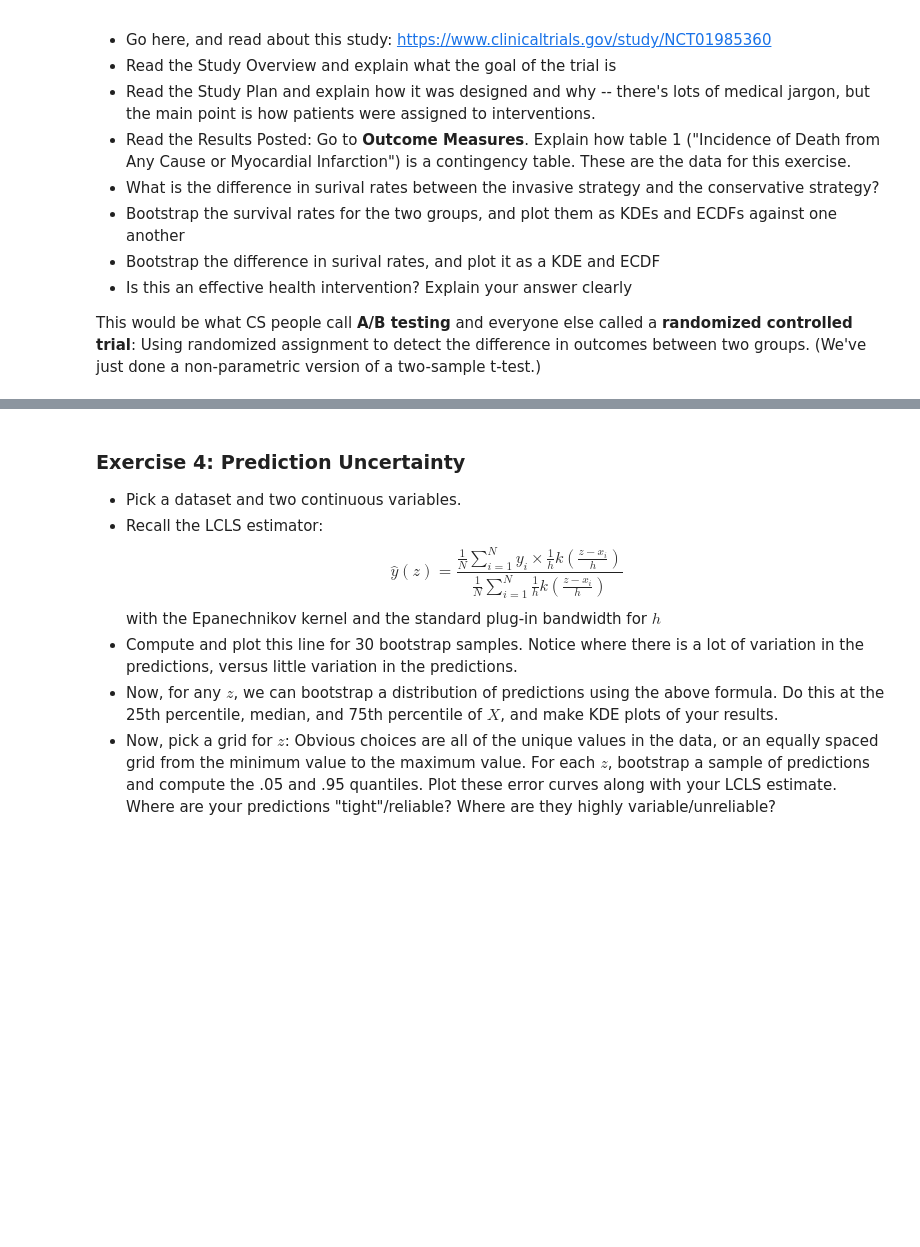
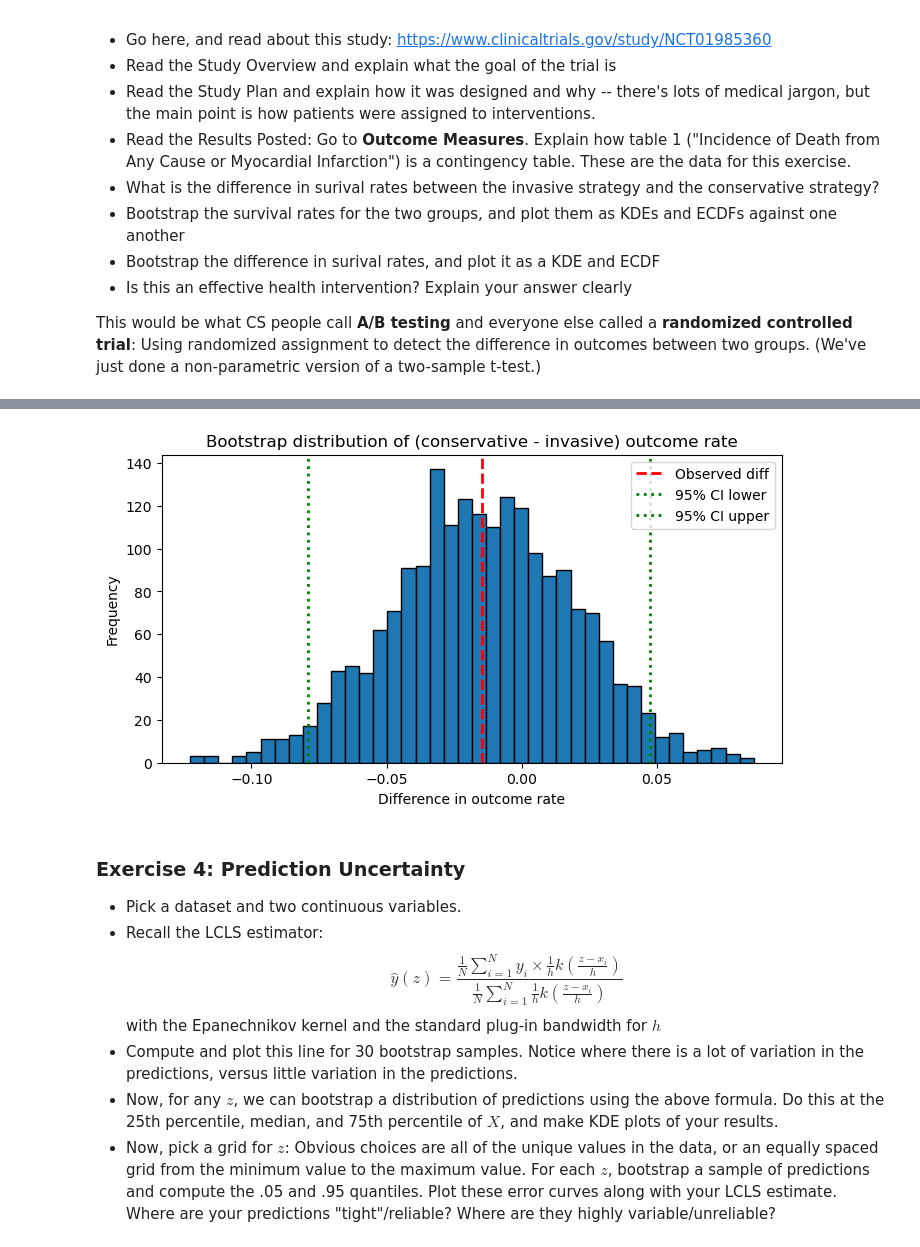
Before and after one commit to yani-iben/understanding_uncertainty_assignment4, a Jupyter notebook: assignment_4.ipynb, the cells around one changed output, grey strips where cells are left out. Drawn from its saved outputs; the diff is of its cells as text; code cells hidden in the pictures; blank space fills up the shorter version.

```diff
--- a/assignment_4.ipynb
+++ b/assignment_4.ipynb
@@ -28,0 +161,26 @@ This would be what CS people call **A/B testing** and everyone else called a **r
+# %%
+n_con= 389
+y_con=np.ones(n_con)
+y_con[:129]=0
+df_con=pd.DataFrame({"arm":"conservative", "outcome": y_con})
+
+n_inv=388
+y_inv=np.ones(n_inv)
+y_inv[:123]=0
+df_inv=pd.DataFrame({"arm":"invasive", "outcome": y_inv})
+# %%
+est_con=[]
+est_inv=[]
+est_diff=[]
+
+for s in range(2000):
+    df_s = pd.concat([df_con.sample(frac=1.0, replace=True), df_inv.sample(frac=1.0, replace=True)])
+    est_con.append(np.mean(df_s[df_s['arm']=='conservative']['outcome']))
+    est_inv.append(np.mean(df_s[df_s['arm']=='invasive']['outcome']))
+    est_diff.append(est_con[-1]-est_inv[-1])
+# %%
+obs_con = df_con['outcome'].mean()
+obs_inv = df_inv['outcome'].mean()
+obs_diff = obs_con - obs_inv
+# %%
+ci_lower, ci_upper = np.percentile(est_diff, [2.5, 97.5])
@@ -29,3 +191,16 @@ This would be what CS people call **A/B testing** and everyone else called a **r
+# %%
+plt.figure(figsize=(8,4))
+plt.hist(est_diff, bins=40, edgecolor="black")
+plt.axvline(obs_diff, color="red", linewidth=2, linestyle="--", label="Observed diff")
+plt.axvline(ci_lower, color="green", linestyle=":", linewidth=2, label="95% CI lower")
+plt.axvline(ci_upper, color="green", linestyle=":", linewidth=2, label="95% CI upper")
+plt.title("Bootstrap distribution of (conservative - invasive) outcome rate")
+plt.xlabel("Difference in outcome rate")
+plt.ylabel("Frequency")
+plt.legend()
+plt.show()
+# %% [output]
+[figure, added]
 # %% [markdown]
 ### Exercise 4: Prediction Uncertainty
 - Pick a dataset and two continuous variables.
```
Also changed, not shown: parts of 24 cells of this notebook, 1 other file.
